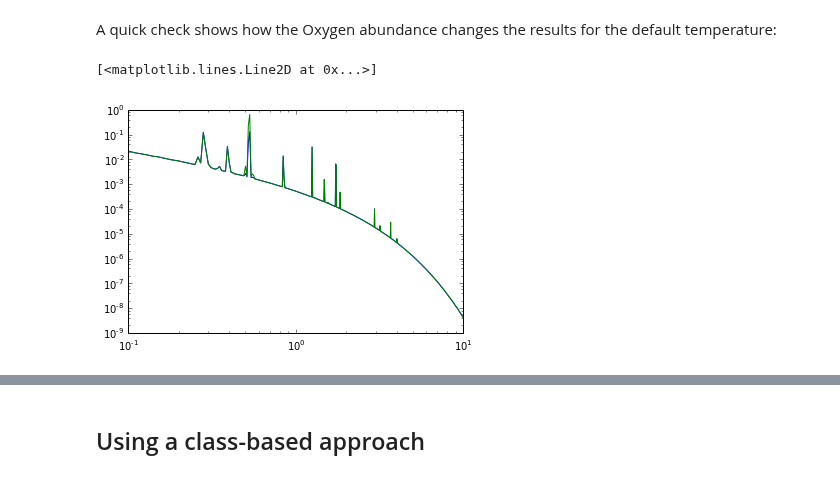
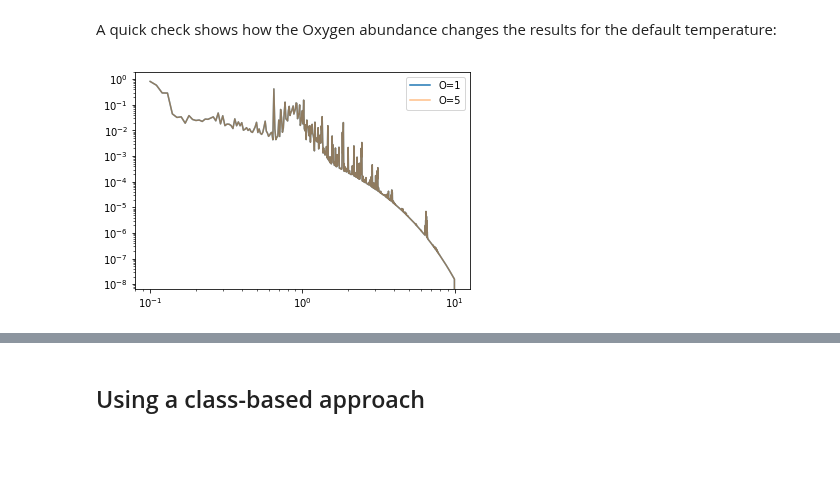
Before and after one commit to DougBurke/sherpa-standalone-notebooks, a Jupyter notebook: extending existing models (and XSPEC).ipynb, the cells around one changed output, grey strips where cells are left out. Cells and saved outputs as stored; diff of their text form; code cells hidden in the pictures; blank space fills up the shorter version.

```diff
--- a/extending existing models (and XSPEC).ipynb
+++ b/extending existing models (and XSPEC).ipynb
@@ -363,13 +374,19 @@ usermodel.noh
 # %% [markdown]
 A quick check shows how the Oxygen abundance changes the results for
 the default temperature:
-# %%
-plt.plot(egrid, noh(egrid))
-plt.xscale('log')
-plt.yscale('log')
-
-noh.o = 5
-plt.plot(egrid, noh(egrid))
-# %% [output]
-[<matplotlib.lines.Line2D at 0x...>]
-[figure, removed]
+# %%
+yo1 = noh(egrid)
+
+# You should be able to say 'noh.o' here, but the case insensitivity doesn't appear to be
+# working for user models in Sherpa 4.11.0 so use the correct capitalization.
+noh.O = 5
+yo5 = noh(egrid)
+
+plt.plot(egrid, yo1, label='O=1')
+plt.xscale('log')
+plt.yscale('log')
+
+plt.plot(egrid, yo5, alpha=0.5, label='O=5')
+plt.legend();
+# %% [output]
+[figure, added]
```
Also changed, not shown: parts of 33 cells of this notebook.
